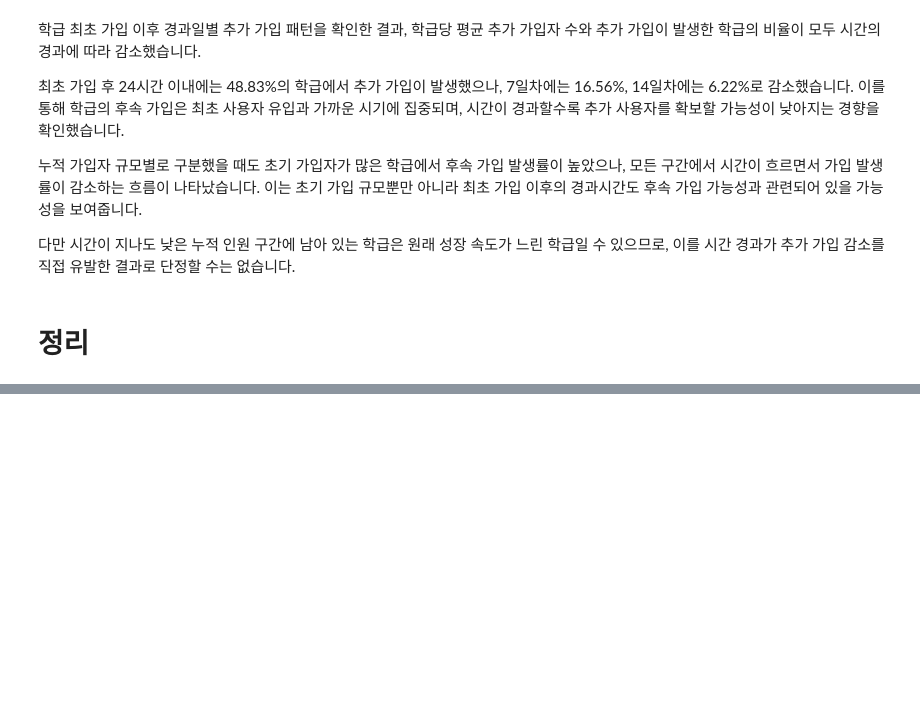
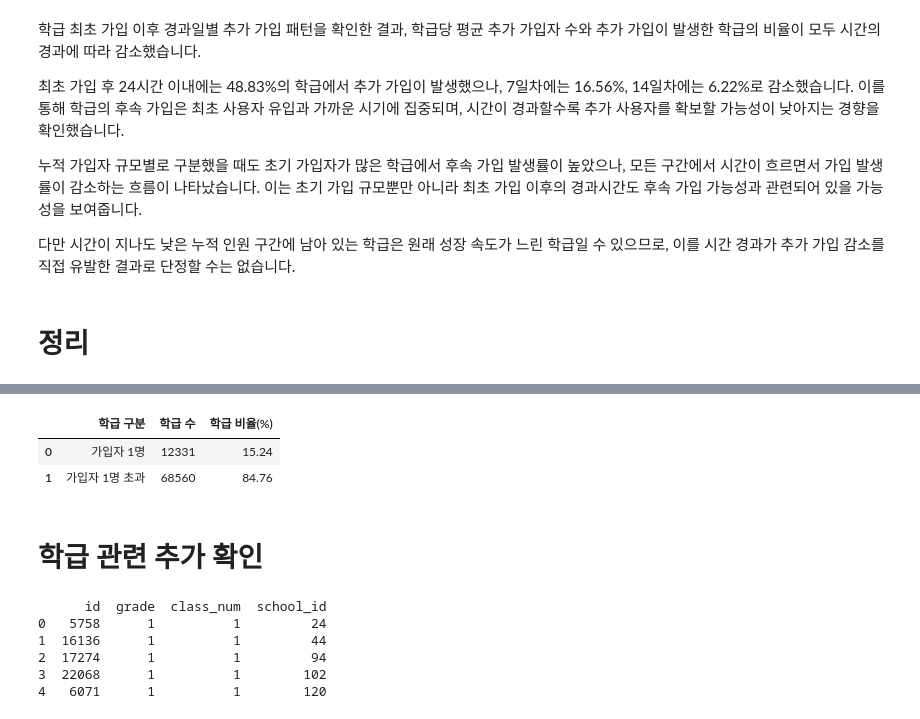
Before and after one commit to zoo-no-s/sns_service_analysis, a Jupyter notebook: notebooks/acquisition_1.ipynb, the cells around one changed output, grey strips where cells are left out. Cells and saved outputs as stored; diff of their text form; code cells hidden in the pictures; blank space fills up the shorter version.

```diff
--- a/notebooks/acquisition_1.ipynb
+++ b/notebooks/acquisition_1.ipynb
@@ -3752,3 +3743,60 @@ D0에서는 모든 학급에 존재하는 최초 가입자 1명을 제외하고
 외부 사용자 획득 측면에서는 새 학기와 시험 종료 전후에 경기·서울과 관측 결제 성과가 높은 지역을 함께 비교하는 실험을 수행할 수 있습니다. 이때 가입자 수뿐만 아니라 사용자 획득 비용, 가입 후 리텐션, 결제 전환율과 ARPU를 동일한 관찰 기간으로 비교해야 합니다.
 
 > 본 분석은 관측 데이터에서 나타난 관계를 탐색한 결과입니다. 초대·추천 기록, 마케팅 노출, 실제 학급 전체 인원, 정확한 학급 변경 이력 및 지역별 전체 학생 모집단이 포함되지 않았으므로 관측된 관계를 직접적인 인과관계로 해석하지 않습니다.
+# %%
+# 학급별 고유 가입자 수
+group_user_counts = (
+    df[['group_id', 'user_id']]
+    .dropna(subset=['group_id', 'user_id'])
+    .groupby('group_id')['user_id']
+    .nunique()
+    .rename('가입자 수')
+)
+
+# 학급 구분
+group_size_type = np.where(
+    group_user_counts.eq(1),
+    '가입자 1명',
+    '가입자 1명 초과',
+)
+
+# 학급 수와 비율 집계
+group_size_summary = (
+    pd.Series(group_size_type, name='학급 구분')
+    .value_counts()
+    .reindex(['가입자 1명', '가입자 1명 초과'], fill_value=0)
+    .rename_axis('학급 구분')
+    .reset_index(name='학급 수')
+)
+
+group_size_summary['학급 비율(%)'] = (
+    group_size_summary['학급 수']
+    / group_size_summary['학급 수'].sum()
+    * 100
+).round(2)
+
+display(group_size_summary)
+# %% [output]
+|  | 학급 구분 | 학급 수 | 학급 비율(%) |
+| 0 | 가입자 1명 | 12331 | 15.24 |
+| 1 | 가입자 1명 초과 | 68560 | 84.76 |
+# %% [markdown]
+# 학급 관련 추가 확인
+# %%
+# 전처리 수행 대상 테이블 호출
+sql3 = f"""
+    SELECT *
+    FROM `{PROJECT_ID}.{DATA_SET}.accounts_group`
+"""
+
+# 판다스 데이터프레임으로 변환
+df3 = client.query(sql3).to_dataframe()
+
+print(df3.head())
+# %% [output]
+      id  grade  class_num  school_id
+0   5758      1          1         24
+1  16136      1          1         44
+2  17274      1          1         94
+3  22068      1          1        102
+4   6071      1          1        120
```
Also changed, not shown: parts of 3 cells of this notebook, 1 other file.
